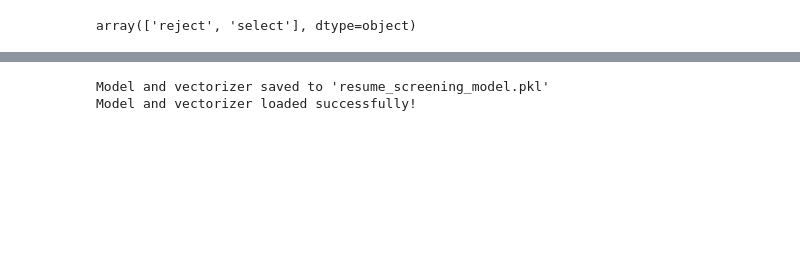
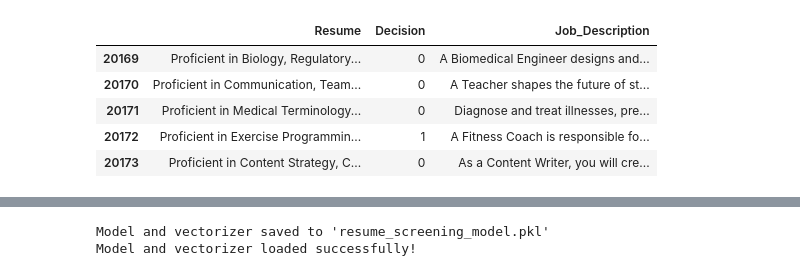
Before and after one commit to sanyamkarnavat1111-hub/Recruitment_AI_assitant, a Jupyter notebook: Screening-AI/train_model.ipynb, the cells around one changed output, grey strips where cells are left out. Cells and saved outputs as stored; diff of their text form; code cells hidden in the pictures; blank space fills up the shorter version.

```diff
--- a/Screening-AI/train_model.ipynb
+++ b/Screening-AI/train_model.ipynb
@@ -7,11 +7,25 @@ dataset.save_to_disk("Dataset/Resume_screening_dataset")
 # %%
 
 import pandas as pd
 
-df = pd.read_parquet(
-    path="Dataset/resume-screening-dataset.parquet"
-)
+dataframe1 = pd.read_parquet("Dataset/resume-screening-dataset.parquet")
+dataframe1 = dataframe1[['Resume' , 'Decision' , 'Job_Description']]
+dataframe1['Decision'] = dataframe1['Decision'].apply(lambda  x : 1 if x.lower() == 'select' else 0)
 
-df['Decision'].unique()
+
+dataframe2 = pd.read_csv("Dataset/job_applicant_dataset.csv")
+dataframe2 = dataframe2[['Resume' , 'Job Description' , 'Best Match']]
+
+dataframe2.rename(columns={'Job Description' : "Job_Description" , "Best Match" : "Decision"} , inplace=True)
+
+
+df = pd.concat([dataframe1 , dataframe2] , axis=0 , ignore_index=True).reset_index(drop=True)
+
+df.tail()
 # %% [output]
-array(['reject', 'select'], dtype=object)
+|  | Resume | Decision | Job_Description |
+| 20169 | Proficient in Biology, Regulatory... | 0 | A Biomedical Engineer designs and... |
+| 20170 | Proficient in Communication, Team... | 0 | A Teacher shapes the future of st... |
+| 20171 | Proficient in Medical Terminology... | 0 | Diagnose and treat illnesses, pre... |
+| 20172 | Proficient in Exercise Programmin... | 1 | A Fitness Coach is responsible fo... |
+| 20173 | Proficient in Content Strategy, C... | 0 | As a Content Writer, you will cre... |
```
Also changed, not shown: parts of 21 cells of this notebook, 3 other files.
